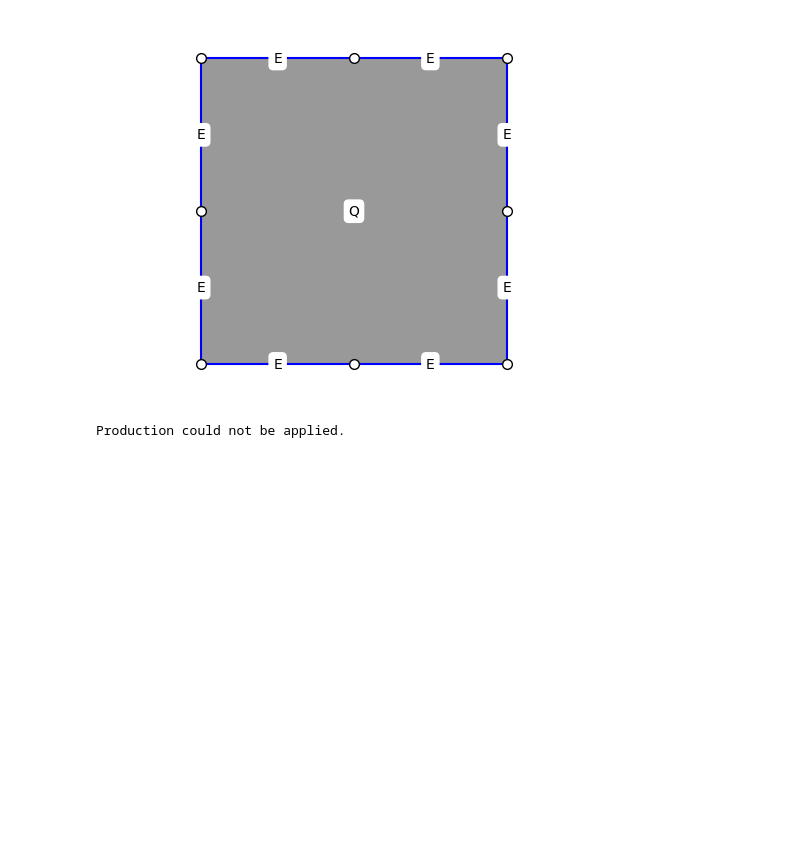
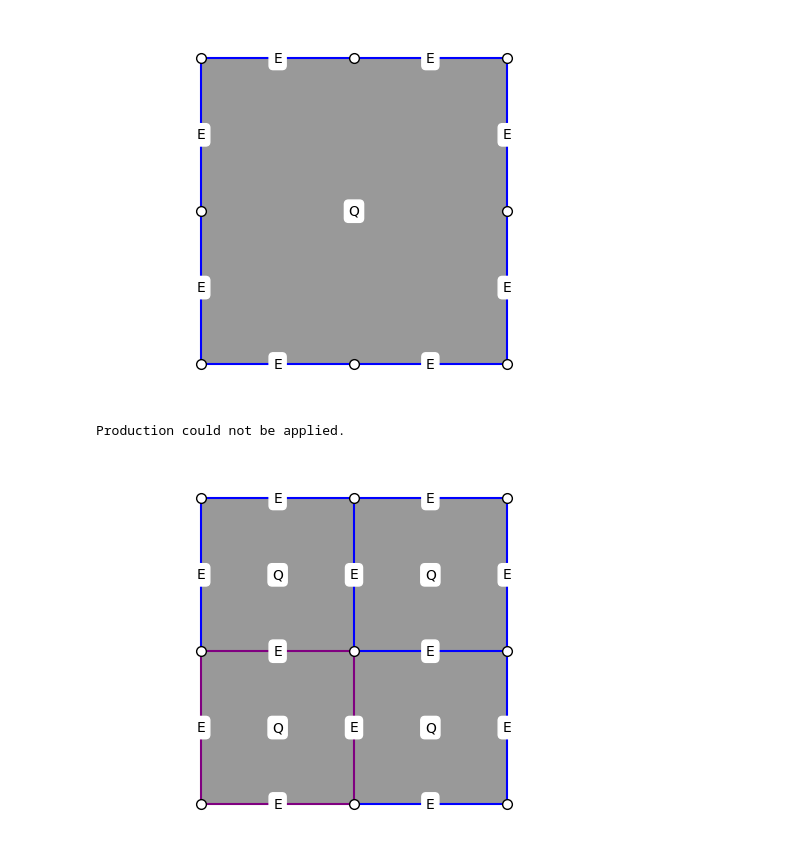
Before and after one commit to bartektempka/hypergraph-grammar-AGH, a Jupyter notebook: examples/prod4_example.ipynb, the cells around one changed output. Saved outputs shown, nothing was run; the diff lists cells and outputs as text; code cells hidden in the pictures; blank space fills up the shorter version.

```diff
--- a/examples/prod4_example.ipynb
+++ b/examples/prod4_example.ipynb
@@ -71,0 +149,4 @@ Production could not be applied.
+# %%
+hg.draw(use_positional_parameters=True)
+# %% [output]
+[figure, added]
```
Also changed, not shown: parts of 11 cells of this notebook.
